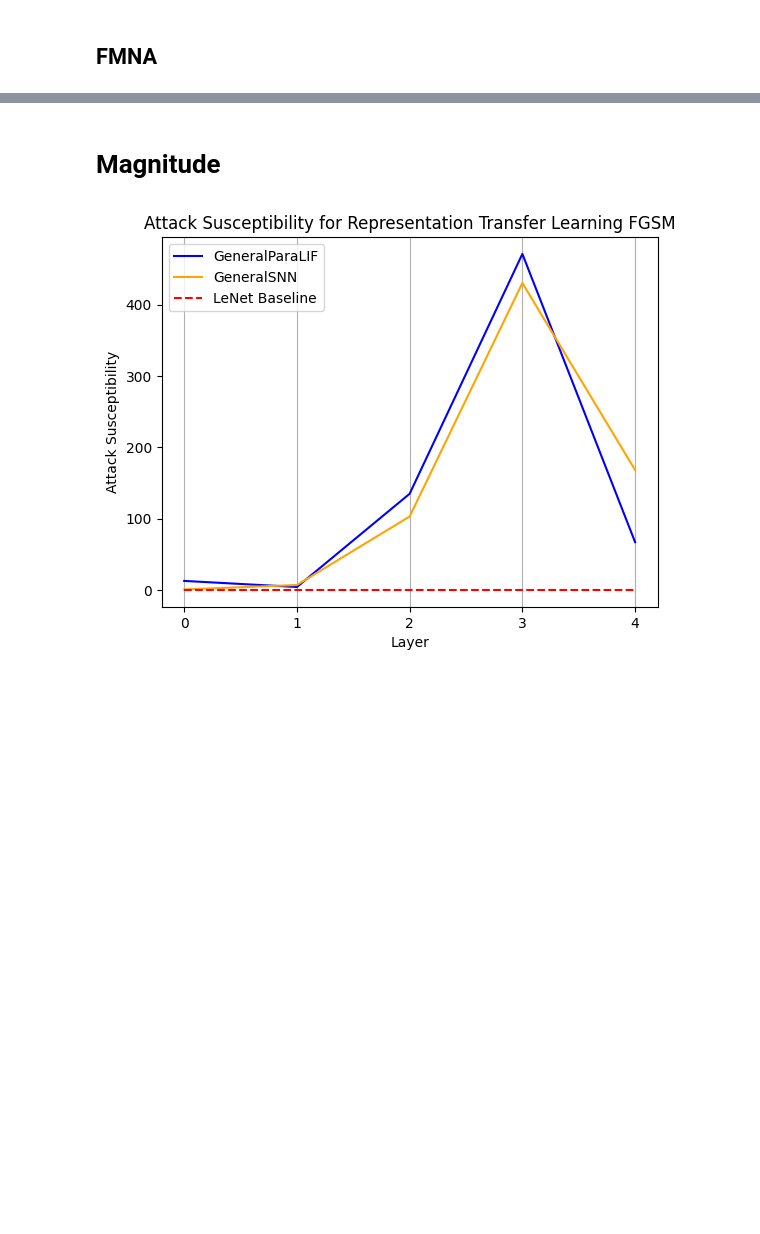
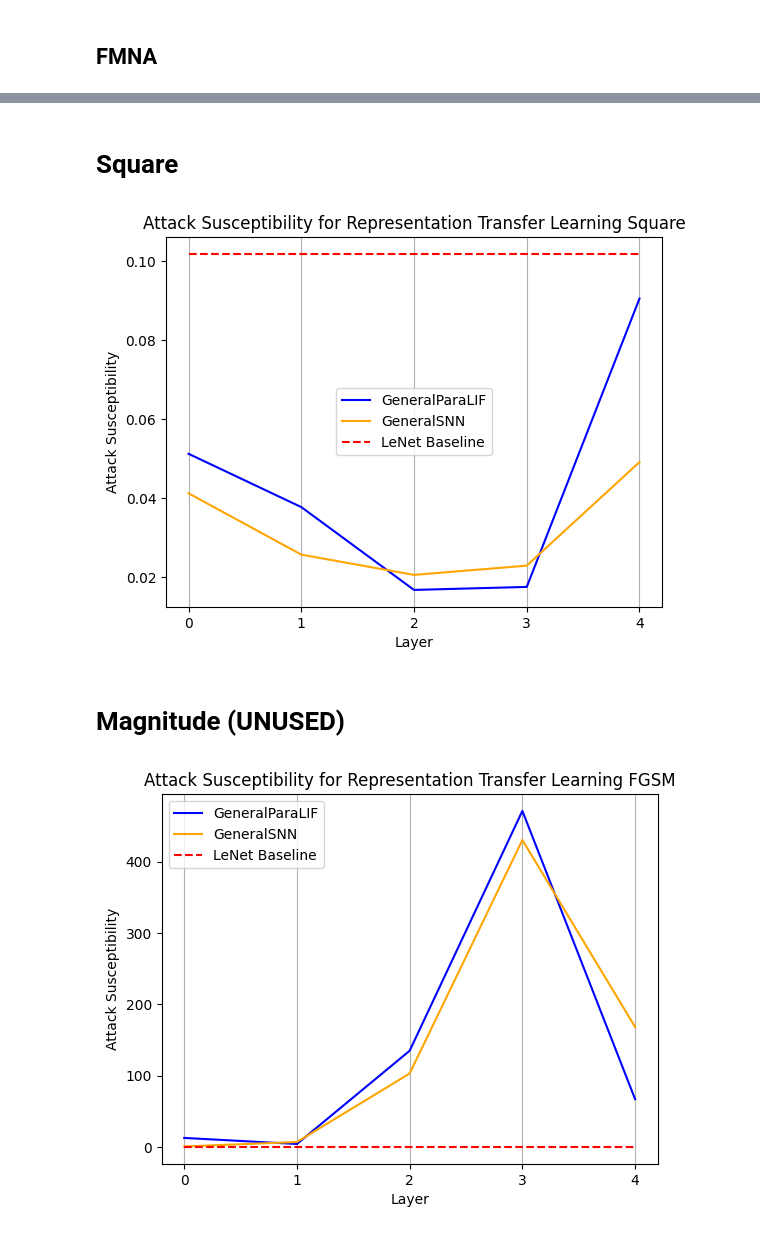
Before and after one commit to suessflorian/biological-neurons, a Jupyter notebook: Baseline Models/transfer_graphs.ipynb, the cells around one changed output, grey strips where cells are left out. Cells and saved outputs as stored; diff of their text form; code cells hidden in the pictures; blank space fills up the shorter version.

```diff
--- a/Baseline Models/transfer_graphs.ipynb
+++ b/Baseline Models/transfer_graphs.ipynb
@@ -171,5 +171,25 @@ plt.show()
+# %% [markdown]
+# Square
+# %%
+epsilon = 0.1
+
+mnist_fmna = mnist[mnist.attack == 'SquareAttack']
+mnist_fmna_epsilon = mnist_fmna[mnist_fmna.epsilon == epsilon]
+for model, colour in zip(unique_models, ['blue', 'orange']):
+    subset = mnist_fmna_epsilon[mnist_fmna_epsilon.model == model]
+    plt.plot(subset.extraction_layer, subset.susceptibility_rate, color=colour)
+plt.plot(subset.extraction_layer, subset.baseline_susceptibility_rate, color='red', linestyle='dashed')
+plt.legend(unique_models.tolist() + ['LeNet Baseline'])
+plt.xlabel('Layer')
+plt.ylabel('Attack Susceptibility')
+plt.title('Attack Susceptibility for Representation Transfer Learning Square')
+plt.xticks(subset.extraction_layer)
+plt.grid(axis='x')
+plt.show()
+# %% [output]
+[figure, added]
 # %% [markdown]
-# Magnitude
+# Magnitude (UNUSED)
 # %%
 epsilon = 0.01
 
```
Also changed, not shown: parts of 11 cells of this notebook, 5 other files.
